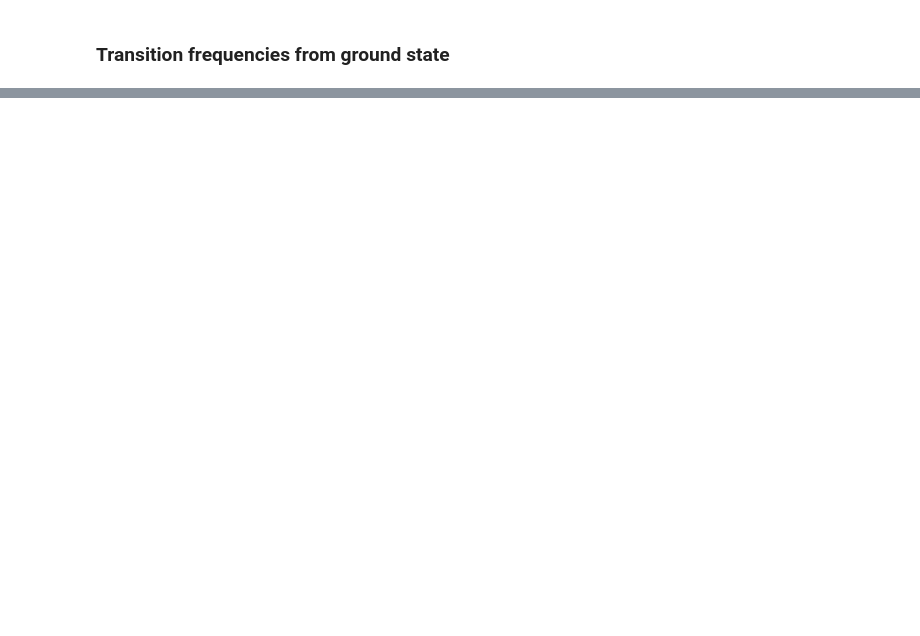
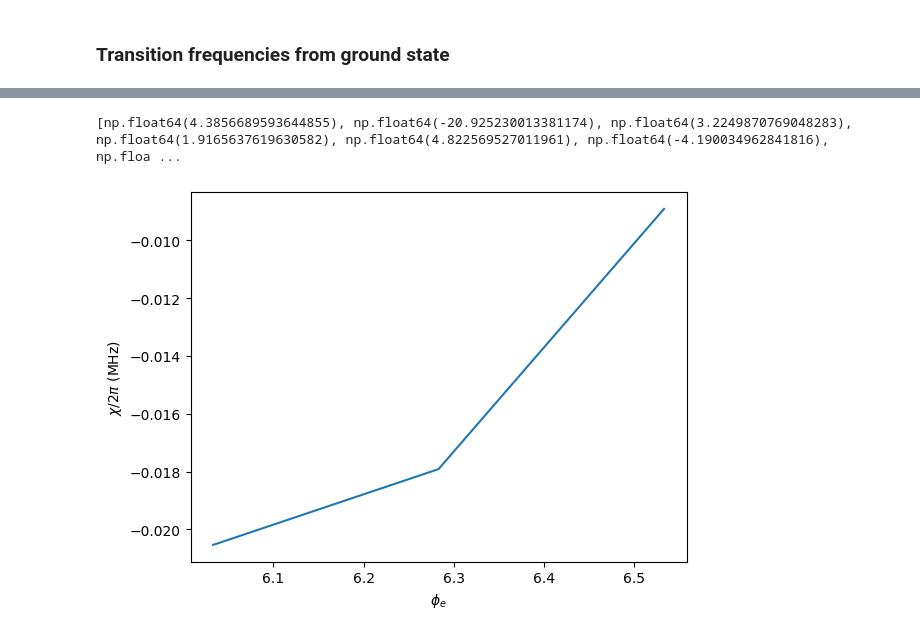
Before and after one commit to tyrasamenius/fluxonium_readout, a Jupyter notebook: Double_fluxonium_notebook.ipynb, the cells around one changed output, grey strips where cells are left out. Saved outputs shown, nothing was run; the diff lists cells and outputs as text; code cells hidden in the pictures; blank space fills up the shorter version.

```diff
--- a/Double_fluxonium_notebook.ipynb
+++ b/Double_fluxonium_notebook.ipynb
@@ -48,0 +187,10 @@ plt.legend()
+# %%
+ext_phase = np.linspace(-2*np.pi, 2*np.pi, 9)
+ext_phase = np.linspace(2*np.pi - 0.25, 2*np.pi + 0.25, 3)
+#ext_phase = [2*np.pi]
+res_ind = 0
+truncation_level = 6
+N_red = 120
+
+#chis_sw = dflux1.find_chi_over_flux_SW(res_ind, truncation_level, ext_phase)
+chis_full = dflux1.find_chi_full_over_flux_reduced(res_ind, N_red, ext_phase)
@@ -48,0 +216,5 @@ plt.legend()
+# %%
+chiss, frs, fqs = chis_full
+print(chiss)
+# %% [output]
+[np.float64(4.3856689593644855), np.float64(-20.925230013381174), np.float64(3.2249870769048283), np.float64(1.9165637619630582), np.float64(4.822569527011961), np.float64(-4.190034962841816), np.floa ...
@@ -48,0 +241,6 @@ plt.legend()
+# %%
+ext_phase = np.linspace(2*np.pi - 0.25, 2*np.pi + 0.25, 3)
+truncation_level = 70
+chis_sw = dflux1.find_chi_over_flux_SW(res_ind, truncation_level, ext_phase)
+# %% [output]
+[figure, added]
```
Also changed, not shown: parts of 18 cells of this notebook, 1 other file.
